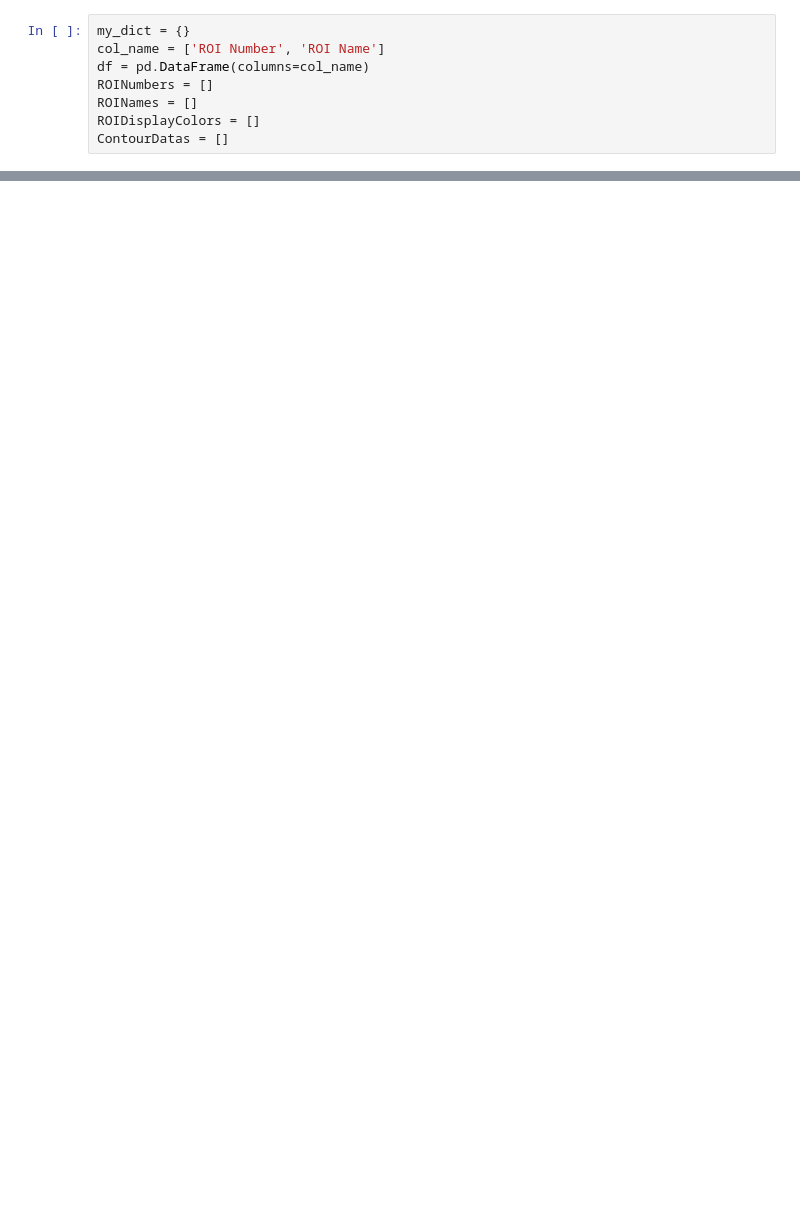
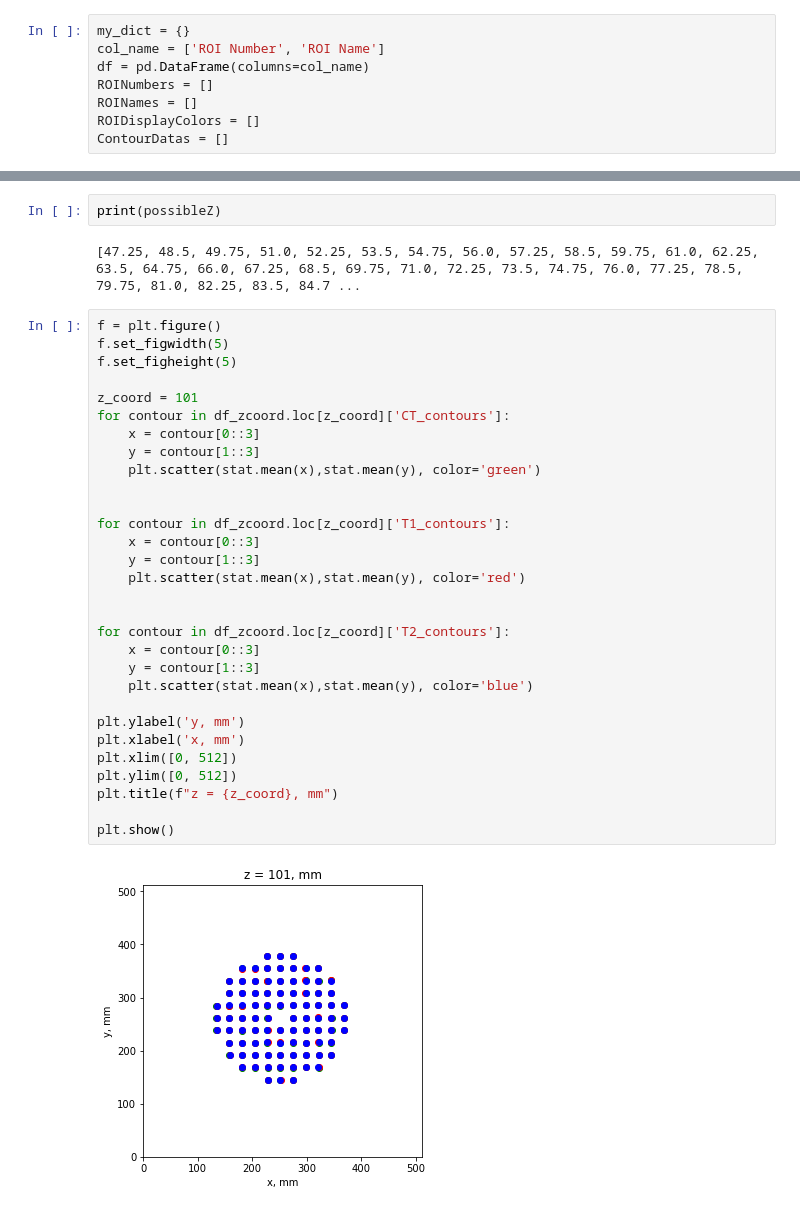
Before and after one commit to perseusf/jupyter-notebooks, a Jupyter notebook: MRIphantom/dataframe.ipynb, the cells around one changed output, grey strips where cells are left out. Cells and saved outputs as stored; diff of their text form; blank space fills up the shorter version.

```diff
--- a/MRIphantom/dataframe.ipynb
+++ b/MRIphantom/dataframe.ipynb
@@ -61 +211,37 @@ df
+# %%
+print(possibleZ)
+# %% [output]
+[47.25, 48.5, 49.75, 51.0, 52.25, 53.5, 54.75, 56.0, 57.25, 58.5, 59.75, 61.0, 62.25, 63.5, 64.75, 66.0, 67.25, 68.5, 69.75, 71.0, 72.25, 73.5, 74.75, 76.0, 77.25, 78.5, 79.75, 81.0, 82.25, 83.5, 84.7 ...
+# %%
+f = plt.figure()
+f.set_figwidth(5)
+f.set_figheight(5)
+
+z_coord = 101
+for contour in df_zcoord.loc[z_coord]['CT_contours']:
+    x = contour[0::3]
+    y = contour[1::3]
+    plt.scatter(stat.mean(x),stat.mean(y), color='green')
+
+
+for contour in df_zcoord.loc[z_coord]['T1_contours']:
+    x = contour[0::3]
+    y = contour[1::3]
+    plt.scatter(stat.mean(x),stat.mean(y), color='red')
+
+
+for contour in df_zcoord.loc[z_coord]['T2_contours']:
+    x = contour[0::3]
+    y = contour[1::3]
+    plt.scatter(stat.mean(x),stat.mean(y), color='blue')
+
+plt.ylabel('y, mm')
+plt.xlabel('x, mm')
+plt.xlim([0, 512])
+plt.ylim([0, 512])
+plt.title(f"z = {z_coord}, mm")
+
+plt.show()
+# %% [output]
+[figure, added]
 # %%
```
Also changed, not shown: parts of 24 cells of this notebook.
